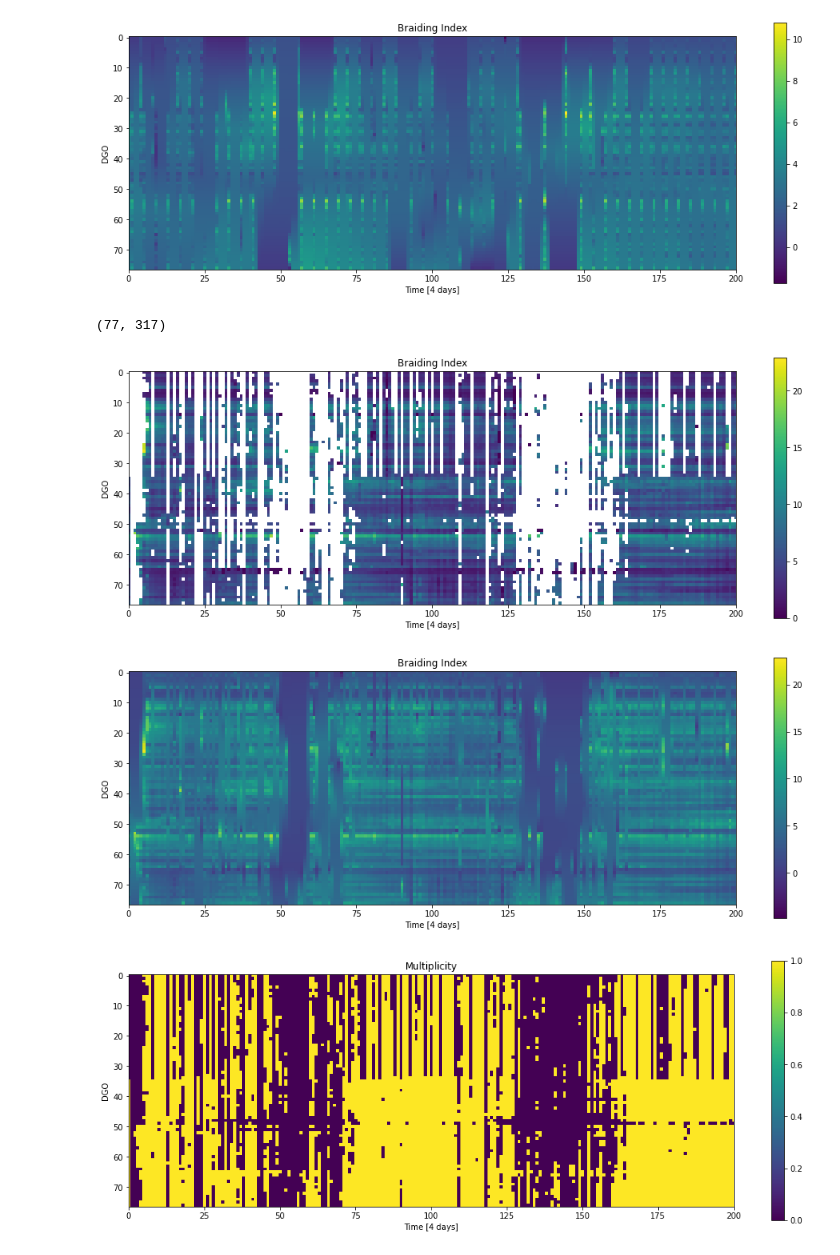
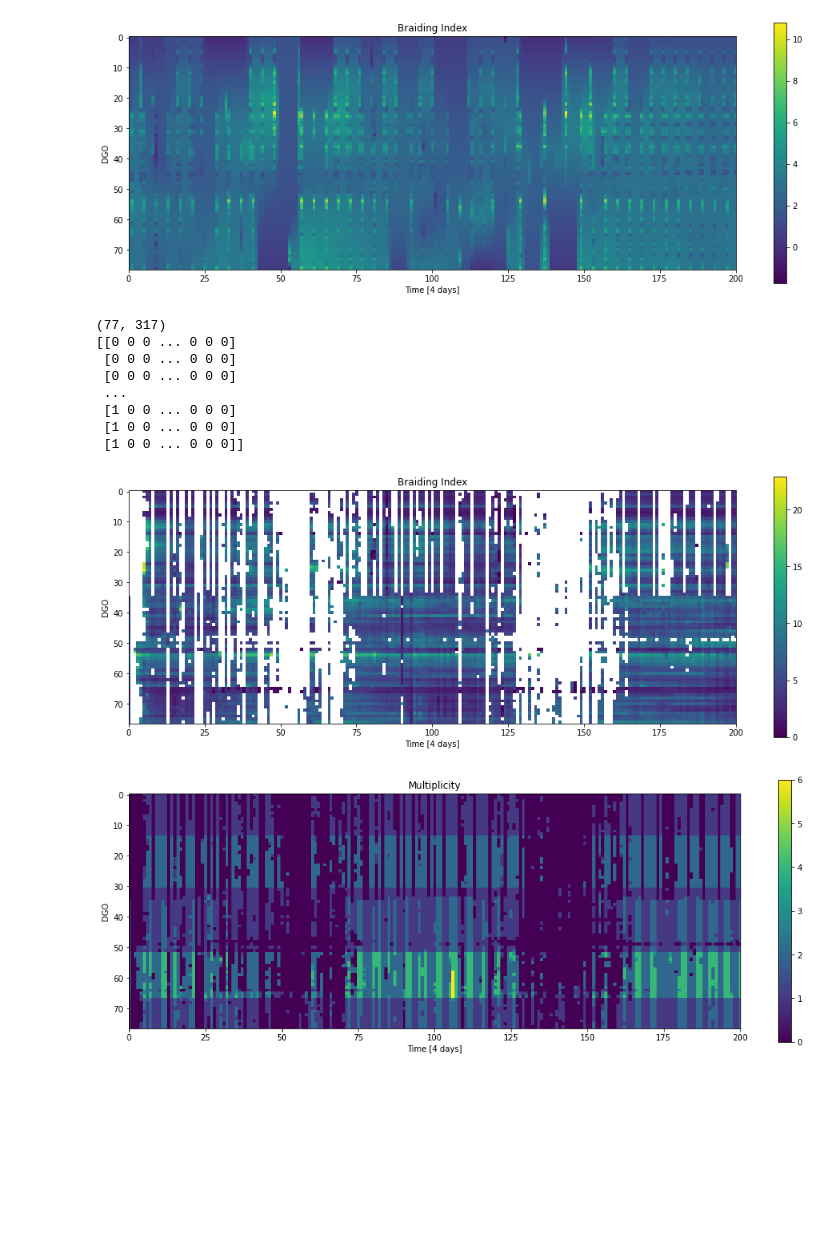
Before and after one commit to Skydive/ENS_M1_Stage_2022, a Jupyter notebook: EarthEngine/Process_Lhasa.ipynb, the cells around one changed output. Saved outputs shown, nothing was run; the diff lists cells and outputs as text; code cells hidden in the pictures; blank space fills up the shorter version.

```diff
--- a/EarthEngine/Process_Lhasa.ipynb
+++ b/EarthEngine/Process_Lhasa.ipynb
@@ -207,14 +207,19 @@ d = 4;
 df["t"] = (df["SENSING_TIME"] - df["SENSING_TIME"].min()).map(lambda t: t.days // d).astype(int);
 df["x"] = df["ID"] - df["ID"].min();
 
-df = df.groupby(["x", "t"]).mean().reset_index()
+# df = df.groupby(["x", "t"]).mean().reset_index()
 
 Z = np.full((df["x"].max()+1, df["t"].max()+1), np.nan);
+M = np.full((df["x"].max()+1, df["t"].max()+1), 0);
 print(Z.shape)
 for k, v in df[["x", "t", "BRAIDING_INDEX"]].iterrows():
     x = v["x"].astype(int);
     t = v["t"].astype(int);
-    Z[x, t] = v["BRAIDING_INDEX"];
+    if(M[x, t] == 0):
+        Z[x, t] = v["BRAIDING_INDEX"];
+    else:
+        Z[x, t] = (Z[x, t]*M[x, t] + v["BRAIDING_INDEX"])/(M[x, t] + 1);
+    M[x, t] += 1;
 # TODO: PRESERVE MULTIPLICITY INFORMATION! ALSO TILE INDEX
 # ALWAYS BE ABLE TO WORK BACKWARDS TO TILE ID FROM IMAGE
 
@@ -263,7 +268,7 @@ d = 4;
 df["t"] = (df["SENSING_TIME"] - df["SENSING_TIME"].min()).map(lambda t: t.days // d).astype(int);
 df["x"] = df["ID"] - df["ID"].min();
 
-df = df.groupby(["x", "t"]).mean().reset_index()
+# df = df.groupby(["x", "t"]).mean().reset_index()
 
 Z = np.full((df["x"].max()+1, df["t"].max()+1), np.nan);
 M = np.full((df["x"].max()+1, df["t"].max()+1), 0);
@@ -271,52 +276,59 @@ print(Z.shape)
 for k, v in df[["x", "t", "BRAIDING_INDEX"]].iterrows():
     x = v["x"].astype(int);
     t = v["t"].astype(int);
-
     if(M[x, t] == 0):
         Z[x, t] = v["BRAIDING_INDEX"];
     else:
         Z[x, t] = (Z[x, t]*M[x, t] + v["BRAIDING_INDEX"])/(M[x, t] + 1);
     M[x, t] += 1;
+
+print(M);
 # TODO: PRESERVE MULTIPLICITY INFORMATION! ALSO TILE INDEX
 # ALWAYS BE ABLE TO WORK BACKWARDS TO TILE ID FROM IMAGE
 
 plt.figure(figsize=(17, 6));
 plt.imshow(Z, interpolation='none');
 plt.xlim([0, 200]);
 plt.colorbar();
 plt.xlabel(f'Time [{d} days]');
 plt.ylabel('DGO');
 plt.title('Braiding Index');
 
-xt_data = Z.copy()
-mask = np.ones(xt_data.shape);
-mask[np.isnan(xt_data)] = 0;
-xt_data[np.isnan(xt_data)] = 0;
+# xt_data = Z.copy()
+# mask = np.ones(xt_data.shape);
+# mask[np.isnan(xt_data)] = 0;
+# xt_data[np.isnan(xt_data)] = 0;
 
-sigma = 0.05
-tau = 0.99/(1 + 4*sigma);
-xt_cp, *_ = ChambollePockDenoisingTVinpainting(xt_data, mask,
-    lamb=np.array([0.001, 0.05]),
-    tau=tau,sigma=sigma,Niter=5000)
-plt.figure(figsize=(17, 6));
-plt.imshow(xt_cp);
-plt.xlim([0, 200]);
-plt.colorbar();
-plt.xlabel(f'Time [{d} days]');
-plt.ylabel('DGO');
-plt.title('Braiding Index');
+# sigma = 0.05
+# tau = 0.99/(1 + 4*sigma);
+# xt_cp, *_ = ChambollePockDenoisingTVinpainting(xt_data, mask,
+#     lamb=np.array([0.001, 0.05]),
+#     tau=tau,sigma=sigma,Niter=5000)
+# plt.figure(figsize=(17, 6));
+# plt.imshow(xt_cp);
+# plt.xlim([0, 200]);
+# plt.colorbar();
+# plt.xlabel(f'Time [{d} days]');
+# plt.ylabel('DGO');
+# plt.title('Braiding Index');
 
 plt.figure(figsize=(17, 6));
 plt.imshow(M);
 plt.xlim([0, 200]);
 plt.colorbar();
 plt.xlabel(f'Time [{d} days]');
 plt.ylabel('DGO');
 plt.title('Multiplicity');
 
 # TODO: Rectify axis labels
 # %% [output]
 (77, 317)
+[[0 0 0 ... 0 0 0]
+ [0 0 0 ... 0 0 0]
+ [0 0 0 ... 0 0 0]
+ ...
+ [1 0 0 ... 0 0 0]
+ [1 0 0 ... 0 0 0]
+ [1 0 0 ... 0 0 0]]
 [figure]
-[figure, old version]
+[figure, new version]
-[figure, removed]
```
